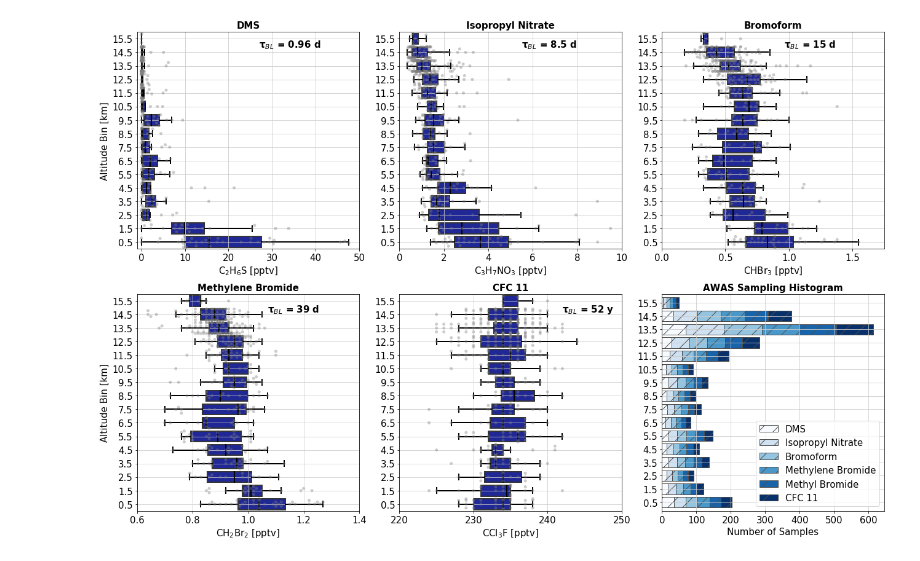
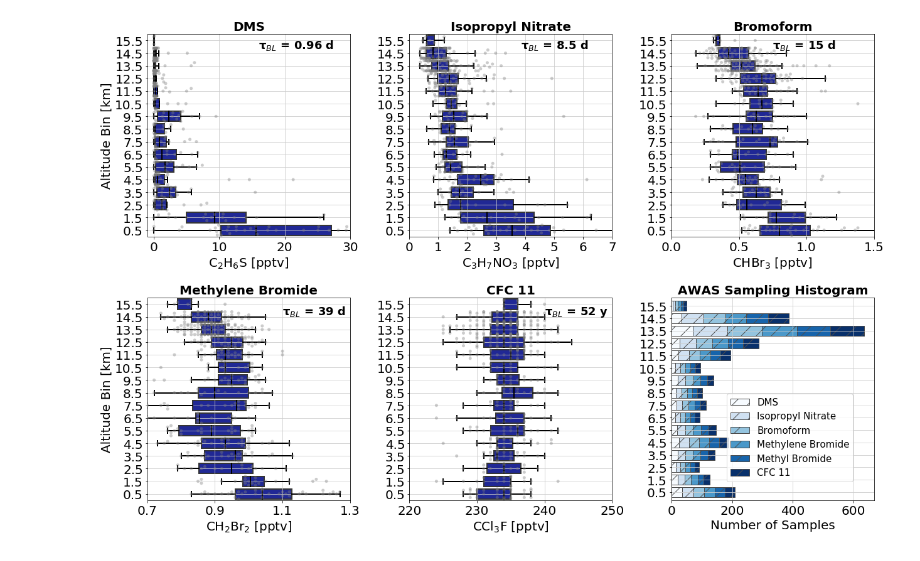
Before and after one commit to schelpon/TTS_2020_HD, a Jupyter notebook: vertical_profiles/AWAS_vertical_profiles_v3.ipynb, the cells around one changed output. Saved outputs shown, nothing was run; the diff lists cells and outputs as text; code cells hidden in the pictures.

```diff
--- a/vertical_profiles/AWAS_vertical_profiles_v3.ipynb
+++ b/vertical_profiles/AWAS_vertical_profiles_v3.ipynb
@@ -289,6 +289,8 @@ fig.savefig('awas_vertical_profiles_v3a.png')
 # https://matplotlib.org/gallery/subplots_axes_and_figures/gridspec_and_subplots.html
 fig, axs = plt.subplots(figsize = (18,12), ncols=3, nrows=2)
 #gs = axs[2, 2].get_gridspec()
+plt.rcParams.update({'font.size': 22})
+ff = 20
 
 # remove the underlying axes
 #for ax in axs[2, -3:]:
@@ -309,18 +311,18 @@ tau2 = round(tau, 2)
 tau_str = '\N{GREEK SMALL LETTER TAU}'+ '$_B$$_L$' + ' = ' + str(tau2) + ' d'
 
 # axes, labels, ticks, ....
-axs[0, 0].set_title('DMS', fontsize = 15, weight = 'bold')
-axs[0, 0].set_ylabel('Altitude Bin [km]', fontsize = 15)
+axs[0, 0].set_title('DMS', fontsize = ff, weight = 'bold')
+axs[0, 0].set_ylabel('Altitude Bin [km]', fontsize = ff)
 
-axs[0, 0].set_xlim([-1, 50])
-axs[0, 0].set_xticks(np.arange(0, 60, step = 10))
-axs[0, 0].set_xlabel(r'C$_2$H$_6$S [pptv]', fontsize=15)
+axs[0, 0].set_xlim([-1, 30])
+axs[0, 0].set_xticks(np.arange(0, 40, step = 10))
+axs[0, 0].set_xlabel(r'C$_2$H$_6$S [pptv]', fontsize = ff)
 
-axs[0, 0].tick_params(axis='both', which='major', labelsize=15)
+axs[0, 0].tick_params(axis='both', which='major', labelsize=ff)
 axs[0, 0].grid(which='major', linestyle='-', color = '0.8')
 
 axs[0, 0].annotate(tau_str, (0, 0), xytext=(0.55, 0.93),
-                   textcoords='axes fraction', fontsize = 15, weight='bold')
+                   textcoords='axes fraction', fontsize = 18, weight='bold')
 
 #### C3H7NO3_Isopropyl_nitrate ------------------------------------------------------------------
 # target axis
@@ -336,18 +338,18 @@ tau2 = round(tau, 1)
 tau_str = '\N{GREEK SMALL LETTER TAU}'+ '$_B$$_L$' + ' = ' + str(tau2) + ' d'
 
 # axes, labels, ticks, ....
-axs[0, 1].set_title('Isopropyl Nitrate', fontsize = 15, weight = 'bold')
+axs[0, 1].set_title('Isopropyl Nitrate', fontsize = ff, weight = 'bold')
 axs[0, 1].set_ylabel('')
 
-axs[0, 1].set_xlim([0, 10])
-axs[0, 1].set_xticks(np.arange(0, 12, step = 2))
-axs[0, 1].set_xlabel(r'C$_3$H$_7$NO$_3$ [pptv]', fontsize=15)
+axs[0, 1].set_xlim([0, 7])
+axs[0, 1].set_xticks(np.arange(0, 8, step = 1))
+axs[0, 1].set_xlabel(r'C$_3$H$_7$NO$_3$ [pptv]', fontsize=ff)
 
-axs[0, 1].tick_params(axis='both', which='major', labelsize=15)
+axs[0, 1].tick_params(axis='both', which='major', labelsize=ff)
 axs[0, 1].grid(which='major', linestyle='-', color = '0.8')
 
 axs[0, 1].annotate(tau_str, (0, 0), xytext=(0.55, 0.93),
-                   textcoords='axes fraction', fontsize = 15, weight='bold')
+                   textcoords='axes fraction', fontsize = 18, weight='bold')
 
 
 #### CHBr3_Bromoform ------------------------------------------------------------------
@@ -364,18 +366,18 @@ tau2 = int(round(tau))
 tau_str = '\N{GREEK SMALL LETTER TAU}'+ '$_B$$_L$' + ' = ' + str(tau2) + ' d'
 
 # axes, labels, ticks, ....
-axs[0, 2].set_title('Bromoform', fontsize = 15, weight = 'bold')
+axs[0, 2].set_title('Bromoform', fontsize = ff, weight = 'bold')
 
-axs[0, 2].set_xlim([0, 1.75])
+axs[0, 2].set_xlim([0, 1.5])
 axs[0, 2].set_xticks(np.arange(0, 1.75, step = 0.5))
-axs[0, 2].set_xlabel(r'CHBr$_3$ [pptv]', fontsize=15)
+axs[0, 2].set_xlabel(r'CHBr$_3$ [pptv]', fontsize=ff)
 axs[0, 2].set_ylabel('')
 
-axs[0, 2].tick_params(axis='both', which='major', labelsize=15)
+axs[0, 2].tick_params(axis='both', which='major', labelsize=ff)
 axs[0, 2].grid(which='major', linestyle='-', color = '0.8')
 
-axs[0, 2].annotate(tau_str, (0, 0), xytext=(0.55, 0.93),
-                   textcoords='axes fraction', fontsize = 15, weight='bold')
+axs[0, 2].annotate(tau_str, (0, 0), xytext=(0.5, 0.93),
+                   textcoords='axes fraction', fontsize = 18, weight='bold')
 
 #### CH2Br2_Methylene_bromide ------------------------------------------------------------------
 # target axis
@@ -391,18 +393,18 @@ tau2 = int(round(tau))
 tau_str = '\N{GREEK SMALL LETTER TAU}'+ '$_B$$_L$' + ' = ' + str(tau2) + ' d'
 
 # axes, labels, ticks, ....
-axs[1, 0].set_title('Methylene Bromide', fontsize = 15, weight = 'bold')
+axs[1, 0].set_title('Methylene Bromide', fontsize = ff, weight = 'bold')
 axs[1, 0].set_ylabel(' ')
-axs[1, 0].set_ylabel('Altitude Bin [km]', fontsize = 15)
+axs[1, 0].set_ylabel('Altitude Bin [km]', fontsize = ff)
 
-axs[1, 0].set_xlim([0.6, 1.4])
-axs[1, 0].set_xticks(np.arange(0.6, 1.6, step = 0.2))
-axs[1, 0].set_xlabel(r'CH$_2$Br$_2$ [pptv]', fontsize=15)
+axs[1, 0].set_xlim([0.7, 1.2])
+axs[1, 0].set_xticks(np.arange(0.7, 1.3, step = 0.2))
+axs[1, 0].set_xlabel(r'CH$_2$Br$_2$ [pptv]', fontsize=ff)
 
-axs[1, 0].tick_params(axis='both', which='major', labelsize=15)
+axs[1, 0].tick_params(axis='both', which='major', labelsize=ff)
 axs[1, 0].grid(which='major', linestyle='-', color = '0.8')
 
-axs[1, 0].annotate(tau_str, (1.07, 14.5), xytext=(1.07, 0.83), fontsize = 15, weight='bold')
+axs[1, 0].annotate(tau_str, (1.1, 14.5), xytext=(1.1, 0.83), fontsize = 18, weight='bold')
 
 
 #### CCl3F_CFC_11 ------------------------------------------------------------------
@@ -413,39 +415,39 @@ axs[1, 1] = sns.swarmplot(x = 'CCl3F_CFC_11', y = 'alt_bins', data = awas_df,
                           color = '0.5', alpha = 0.4, ax = axs[1, 1], order = np.flipud(alt_bin_labels))
 plt.setp(axs[1, 1].lines, color = 'k')
 
 # lifetime
 tau = (awas_trc.CCl3F_CFC_11.BL_lifetime)/365
 tau2 = int(round(tau))
 tau_str = '\N{GREEK SMALL LETTER TAU}'+ '$_B$$_L$' + ' = ' + str(tau2) + ' y'
 
 # axes, labels, ticks, ....
-axs[1, 1].set_title('CFC 11', fontsize = 15, weight = 'bold')
+axs[1, 1].set_title('CFC 11', fontsize = ff, weight = 'bold')
 axs[1, 1].set_ylabel('')
 
 axs[1, 1].set_xlim([220, 240])
 axs[1, 1].set_xticks(np.arange(220, 260, step = 10))
-axs[1, 1].set_xlabel(r'CCl$_3$F [pptv]', fontsize=15)
+axs[1, 1].set_xlabel(r'CCl$_3$F [pptv]', fontsize=ff)
 
-axs[1, 1].tick_params(axis='both', which='major', labelsize=15)
+axs[1, 1].tick_params(axis='both', which='major', labelsize=ff)
 axs[1, 1].grid(which='major', linestyle='-', color = '0.8')
 
-axs[1, 1].annotate(tau_str, (242, 14.5), xytext=(242, 0.83), fontsize = 15, weight='bold')
+axs[1, 1].annotate(tau_str, (240, 14.5), xytext=(240, 0.83), fontsize = 18, weight='bold')
 
 #### SAMPLING ------------------------------------------------------------------
 # target axis
-axs[1, 2].set_title('AWAS Sampling Histogram', fontsize = 15, weight = 'bold')
+axs[1, 2].set_title('AWAS Sampling Histogram', fontsize = ff, weight = 'bold')
 awas_df_count_forplot.plot(kind='barh', stacked=True, colormap='Blues',
-                           hatch='/', width = 0.8, ax = axs[1, 2], fontsize = 15, edgecolor='0.3')
-axs[1, 2].set_xlabel('Number of Samples', fontsize = 15)
+                           hatch='/', width = 0.8, ax = axs[1, 2], fontsize = ff, edgecolor='0.3')
+axs[1, 2].set_xlabel('Number of Samples', fontsize = ff)
 axs[1, 2].grid(which='major', linestyle='-', color = '0.8')
-axs[1, 2].legend(fontsize = 15)
+axs[1, 2].legend(fontsize = 15, bbox_to_anchor=(0.25,0.55))
 axs[1, 2].set_ylabel('')
 
 # squeeeeeeeze
 fig.tight_layout()
 
 ##### ----------------------------- save
 fig.savefig('awas_vertical_profiles_v3b.pdf')
 fig.savefig('awas_vertical_profiles_v3b.png')
 # %% [output]
-[figure, old version]
+[figure, new version]
```
Also changed, not shown: parts of 4 cells of this notebook, 1 other file.
